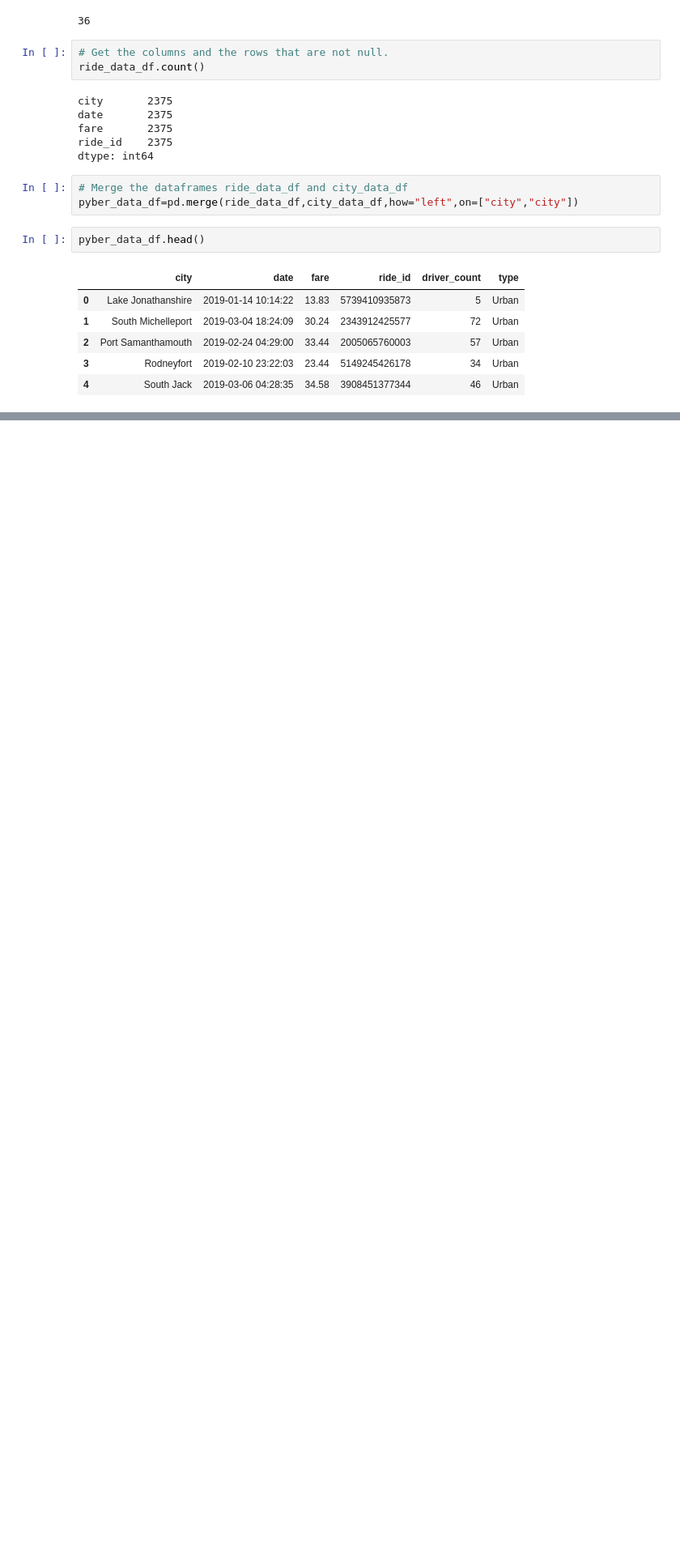
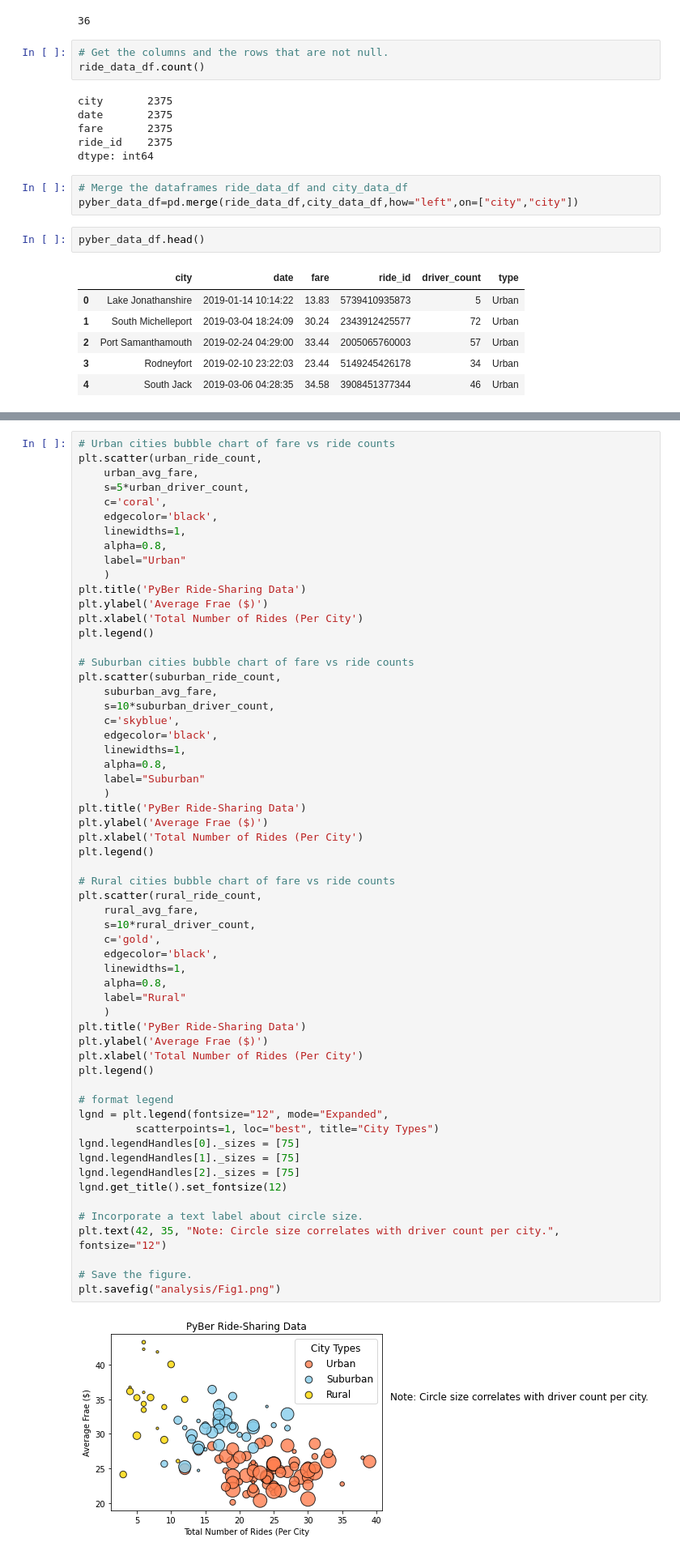
Before and after one commit to jj2773/PyBer_Analysis, a Jupyter notebook: PyBer.ipynb, the cells around one changed output, grey strips where cells are left out. Shown at 81% size. Cells and saved outputs as stored; diff of their text form; blank space fills up the shorter version.

```diff
--- a/PyBer.ipynb
+++ b/PyBer.ipynb
@@ -100,0 +220,61 @@ pyber_data_df.head()
+# %%
+# Urban cities bubble chart of fare vs ride counts
+plt.scatter(urban_ride_count,
+    urban_avg_fare,
+    s=5*urban_driver_count,
+    c='coral',
+    edgecolor='black',
+    linewidths=1,
+    alpha=0.8,
+    label="Urban"
+    )
+plt.title('PyBer Ride-Sharing Data')
+plt.ylabel('Average Frae ($)')
+plt.xlabel('Total Number of Rides (Per City')
+plt.legend()
+
+# Suburban cities bubble chart of fare vs ride counts
+plt.scatter(suburban_ride_count,
+    suburban_avg_fare,
+    s=10*suburban_driver_count,
+    c='skyblue',
+    edgecolor='black',
+    linewidths=1,
+    alpha=0.8,
+    label="Suburban"
+    )
+plt.title('PyBer Ride-Sharing Data')
+plt.ylabel('Average Frae ($)')
+plt.xlabel('Total Number of Rides (Per City')
+plt.legend()
+
+# Rural cities bubble chart of fare vs ride counts
+plt.scatter(rural_ride_count,
+    rural_avg_fare,
+    s=10*rural_driver_count,
+    c='gold',
+    edgecolor='black',
+    linewidths=1,
+    alpha=0.8,
+    label="Rural"
+    )
+plt.title('PyBer Ride-Sharing Data')
+plt.ylabel('Average Frae ($)')
+plt.xlabel('Total Number of Rides (Per City')
+plt.legend()
+
+# format legend
+lgnd = plt.legend(fontsize="12", mode="Expanded",
+         scatterpoints=1, loc="best", title="City Types")
+lgnd.legendHandles[0]._sizes = [75]
+lgnd.legendHandles[1]._sizes = [75]
+lgnd.legendHandles[2]._sizes = [75]
+lgnd.get_title().set_fontsize(12)
+
+# Incorporate a text label about circle size.
+plt.text(42, 35, "Note: Circle size correlates with driver count per city.", fontsize="12")
+
+# Save the figure.
+plt.savefig("analysis/Fig1.png")
+# %% [output]
+[figure, added]
```
Also changed, not shown: parts of 7 cells of this notebook, 2 other files.
